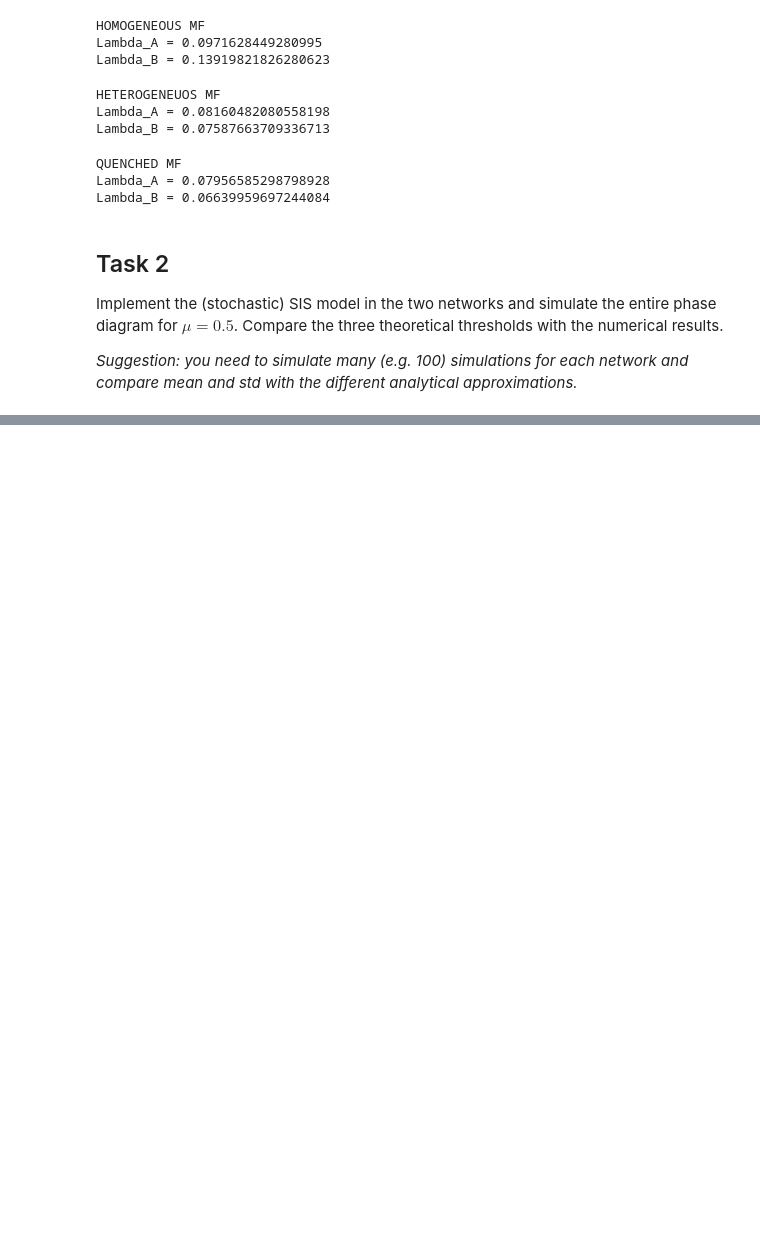
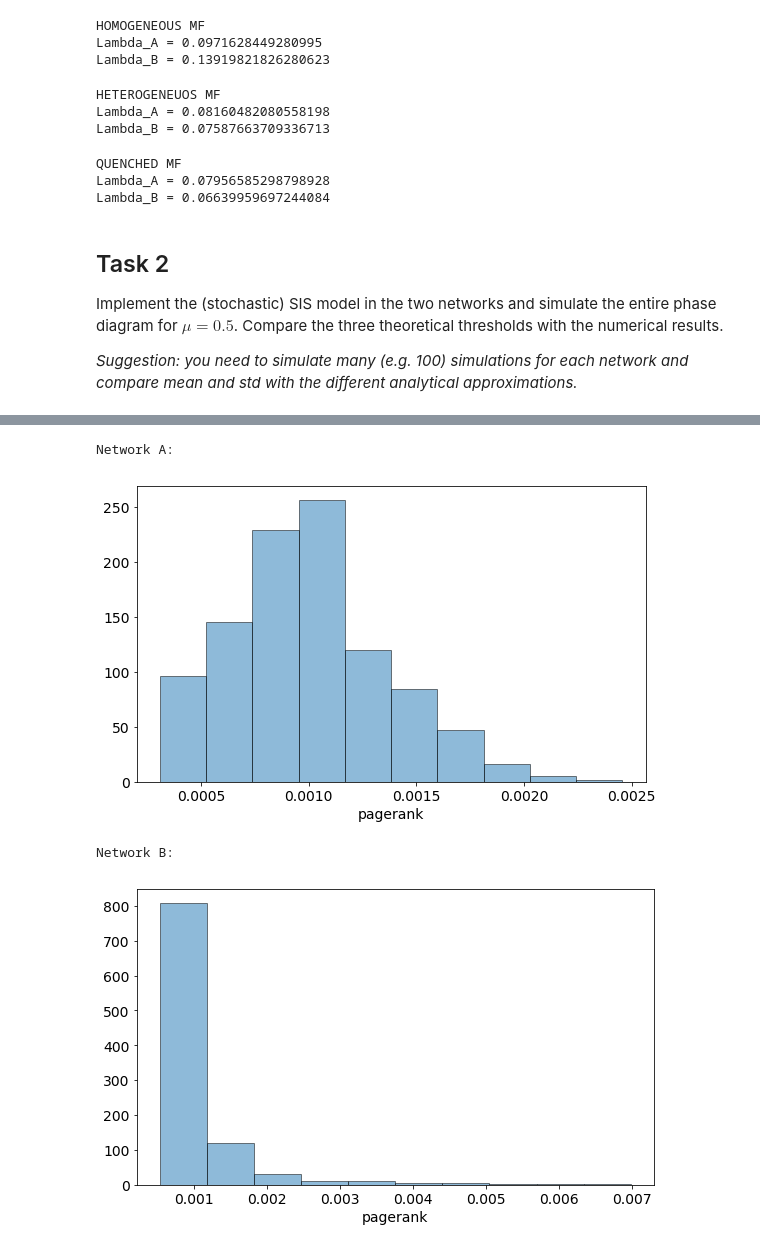
Before and after one commit to Agos95/ComplexSyst, a Jupyter notebook: 02/Agostini_Federico_code2.ipynb, the cells around one changed output, grey strips where cells are left out. Drawn from its saved outputs; the diff is of its cells as text; code cells hidden in the pictures; blank space fills up the shorter version.

```diff
--- a/02/Agostini_Federico_code2.ipynb
+++ b/02/Agostini_Federico_code2.ipynb
@@ -108,0 +410,26 @@ Implement the (stochastic) SIS model in the two networks and simulate the entire
+# %%
+'''pagerank'''
+print("Network A: ")
+pagerankA=nx.pagerank(NetA).values()
+
+fig, ax = plt.subplots(figsize=(8,5))
+ax.hist(pagerankA, histtype='bar', ec='black', alpha=.5)
+ax.set_xlabel("pagerank", fontsize=14)
+ax.tick_params(axis='both', which='major', labelsize=14)
+fig.tight_layout()
+plt.show()
+
+print("Network B: ")
+pagerankB=nx.pagerank(NetB).values()
+
+fig, ax = plt.subplots(figsize=(8,5))
+ax.hist(pagerankB, histtype='bar', ec='black', alpha=.5)
+ax.set_xlabel("pagerank", fontsize=14)
+ax.tick_params(axis='both', which='major', labelsize=14)
+fig.tight_layout()
+plt.show()
+# %% [output]
+Network A:
+[figure, added]
+Network B:
+[figure, added]
```
Also changed, not shown: parts of 16 cells of this notebook.
